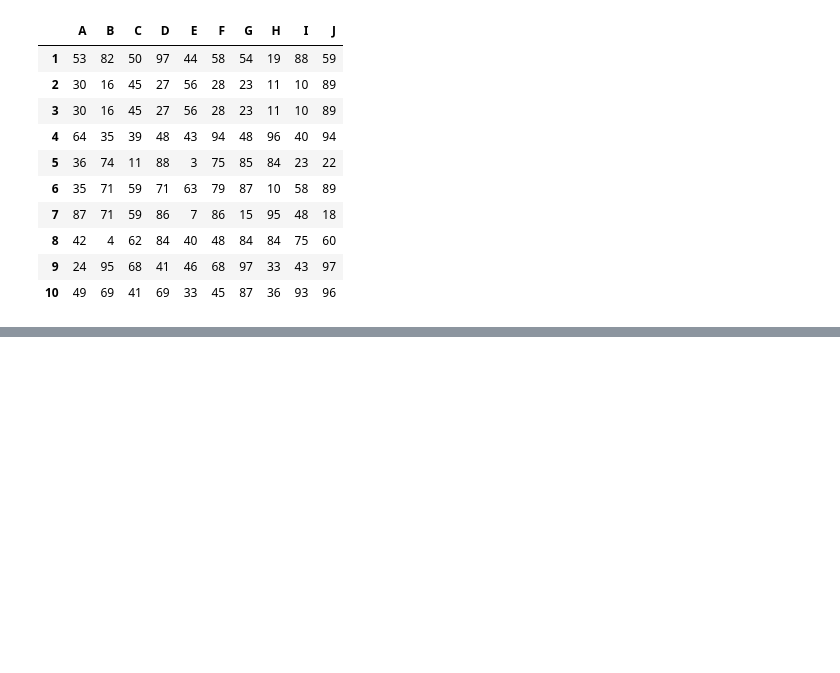
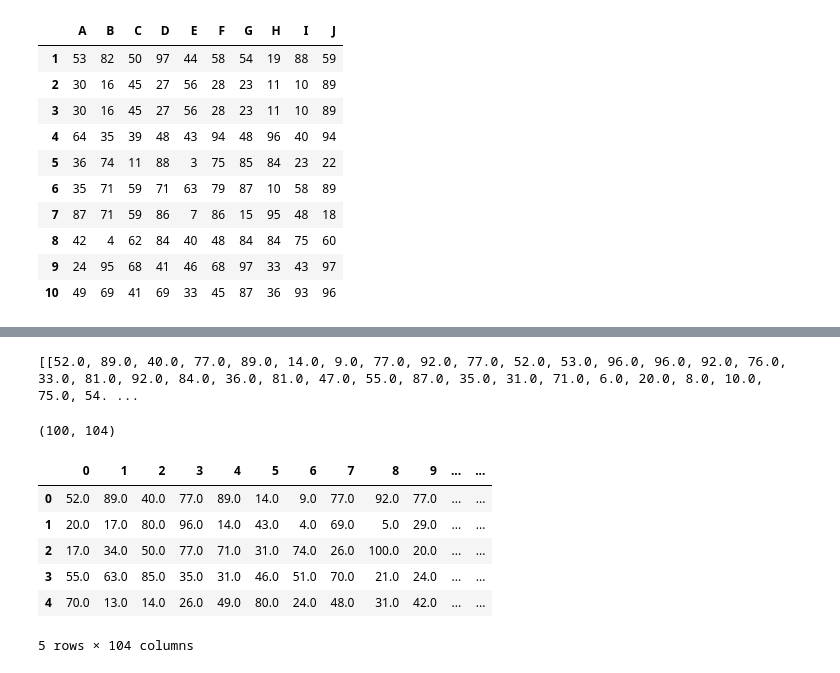
Before and after one commit to mbvollmer/optimization, a Jupyter notebook: Assignment using Greedy Algorithm.ipynb, the cells around one changed output, grey strips where cells are left out. Cells and saved outputs as stored; diff of their text form; code cells hidden in the pictures; blank space fills up the shorter version.

```diff
--- a/Assignment using Greedy Algorithm.ipynb
+++ b/Assignment using Greedy Algorithm.ipynb
@@ -73,0 +182,23 @@ greedyDict2(costmatrix)
+# %%
+i = 0
+fixed = []
+while i < bigcostmatrix.shape[0]-1:
+    fixed.append(list(pd.concat([bigcostmatrix.loc[i],bigcostmatrix.loc[i+1],bigcostmatrix.loc[i+2],bigcostmatrix.loc[i+3],
+                            bigcostmatrix.loc[i+4],bigcostmatrix.loc[i+5],bigcostmatrix.loc[i+6],bigcostmatrix.loc[i+7]])))
+    i+=8
+print(fixed)
+# %% [output]
+[[52.0, 89.0, 40.0, 77.0, 89.0, 14.0, 9.0, 77.0, 92.0, 77.0, 52.0, 53.0, 96.0, 96.0, 92.0, 76.0, 33.0, 81.0, 92.0, 84.0, 36.0, 81.0, 47.0, 55.0, 87.0, 35.0, 31.0, 71.0, 6.0, 20.0, 8.0, 10.0, 75.0, 54. ...
+# %%
+fixedbigcostmatrix = pd.DataFrame(fixed)
+print(fixedbigcostmatrix.shape)
+fixedbigcostmatrix.head()
+# %% [output]
+(100, 104)
+|  | 0 | 1 | 2 | 3 | 4 | 5 | 6 | 7 | 8 | 9 | ... | ... |
+| 0 | 52.0 | 89.0 | 40.0 | 77.0 | 89.0 | 14.0 | 9.0 | 77.0 | 92.0 | 77.0 | ... | ... |
+| 1 | 20.0 | 17.0 | 80.0 | 96.0 | 14.0 | 43.0 | 4.0 | 69.0 | 5.0 | 29.0 | ... | ... |
+| 2 | 17.0 | 34.0 | 50.0 | 77.0 | 71.0 | 31.0 | 74.0 | 26.0 | 100.0 | 20.0 | ... | ... |
+| 3 | 55.0 | 63.0 | 85.0 | 35.0 | 31.0 | 46.0 | 51.0 | 70.0 | 21.0 | 24.0 | ... | ... |
+| 4 | 70.0 | 13.0 | 14.0 | 26.0 | 49.0 | 80.0 | 24.0 | 48.0 | 31.0 | 42.0 | ... | ... |
+5 rows × 104 columns
```
Also changed, not shown: parts of 34 cells of this notebook.
